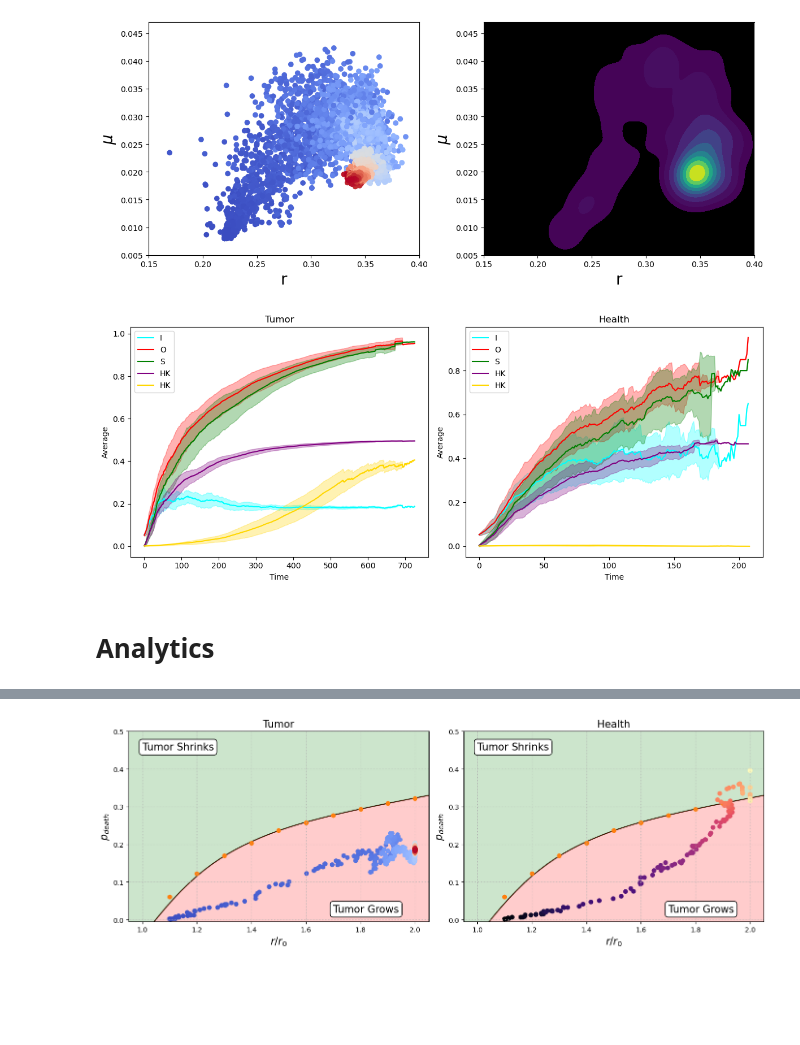
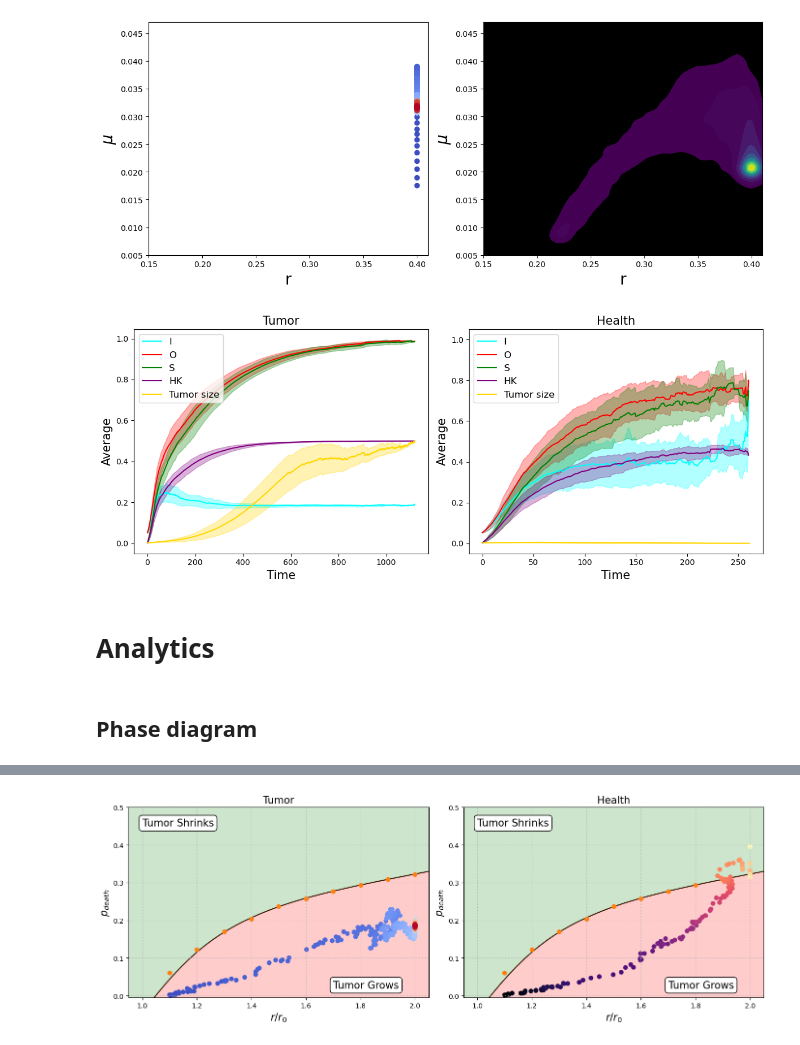
Before and after one commit to francescozambelli/CancerEvo, a Jupyter notebook: analysis.ipynb, the cells around one changed output, grey strips where cells are left out. Drawn from its saved outputs; the diff is of its cells as text; code cells hidden in the pictures; blank space fills up the shorter version.

```diff
--- a/analysis.ipynb
+++ b/analysis.ipynb
@@ -276,29 +105,34 @@ mu_tum = np.concat([mu[i] for i in map_t])
 # %%
 #### mu vs r progression in time ###
 _,ax = plt.subplots(1,2,figsize=(12,5))
 
-sns.kdeplot(x=r[i], y=mu[i], fill=True, thresh=0.02, cmap="viridis", ax=ax[1])
+r_tum = np.concat([r[i] for i in map_t])
+mu_tum = np.concat([mu[i] for i in map_t])
+
+sns.kdeplot(x=r_tum, y=mu_tum, fill=True, thresh=0.02, cmap="viridis", ax=ax[1])
 ax[1].set_facecolor("k")
-ax[1].set_xlim([0.15,0.4])
+ax[1].set_xlim([0.15,0.41])
 ax[1].set_xlabel("r", fontsize=20)
 ax[1].set_ylim([0.005, 0.047])
 ax[1].set_ylabel(r"$\mu$", fontsize=20)
 plt.tight_layout()
 
-for i in map_t:
-    ax[0].scatter(r[i], mu[i], c=cm.coolwarm(np.linspace(0,1,len(r[i]))), alpha=1)
+ax[0].scatter(rs, mus, c=cm.coolwarm(np.linspace(0,1,len(rs))), alpha=1)
 
-ax[0].set_xlim([0.15,0.4])
+ax[0].set_xlim([0.15,0.41])
 ax[0].set_xlabel("r", fontsize=20)
 ax[0].set_ylim([0.005, 0.047])
 ax[0].set_ylabel(r"$\mu$", fontsize=20)
 plt.tight_layout()
 # %% [output]
-[figure, old version]
+[figure, new version]
 # %%
-### Ratio I/O average gene mutation ###
+### Average Mutation progression ###
+####################################
+
 plt.subplots(1,2,figsize=(12,5))
 
+# Tumor #
 plt.subplot(1,2,1)
 
 y, yerr  = stats_elementwise([mI[i] for i in map_t])
@@ -328,16 +162,17 @@ plt.fill_between(x,y-ci_half_width,y + ci_half_width,alpha=0.3,color='purple')
 y, yerr  = stats_elementwise([c0[i] for i in map_t])
 ci_half_width = yerr
 x = np.arange(len(y))
-plt.plot(x, y, color='gold', label='HK')
+plt.plot(x, y, color='gold', label='Tumor size')
 plt.fill_between(x,y-ci_half_width,y + ci_half_width,alpha=0.3,color='gold')
 
-plt.title("Tumor")
-plt.xlabel('Time')
-plt.ylabel('Average')
-plt.legend()
+plt.title("Tumor", fontsize=15)
+plt.xlabel('Time', fontsize=15)
+plt.ylabel('Average', fontsize=15)
+plt.legend(fontsize=12)
 
 ###################################################################################
 
+# Health #
 plt.subplot(1,2,2)
 
 y, yerr  = stats_elementwise([mI[i] for i in map_h])
@@ -367,19 +202,22 @@ plt.fill_between(x,y-ci_half_width,y + ci_half_width,alpha=0.3,color='purple')
 y, yerr  = stats_elementwise([c0[i] for i in map_h])
 ci_half_width = yerr
 x = np.arange(len(y))
-plt.plot(x, y, color='gold', label='HK')
+plt.plot(x, y, color='gold', label='Tumor size')
 plt.fill_between(x,y-ci_half_width,y + ci_half_width,alpha=0.3,color='gold')
 
-plt.title("Health")
-plt.xlabel('Time')
-plt.ylabel('Average')
-plt.legend()
+plt.title("Health", fontsize=15)
+plt.xlabel('Time', fontsize=15)
+plt.ylabel('Average', fontsize=15)
+plt.ylim([-0.05, 1.05])
+plt.legend(fontsize=12)
 plt.tight_layout()
 plt.show()
 # %% [output]
-[figure, old version]
+[figure, new version]
 # %% [markdown]
 # Analytics
+# %% [markdown]
+## Phase diagram
 # %%
 def dyn_state(r,r0,mu,k,N):
     return r/r0, (1-(1-mu)**(2*k*N)*(1-mu**2)**(N*(1-2*k)))
```
Also changed, not shown: parts of 34 cells of this notebook, 1 other file.
